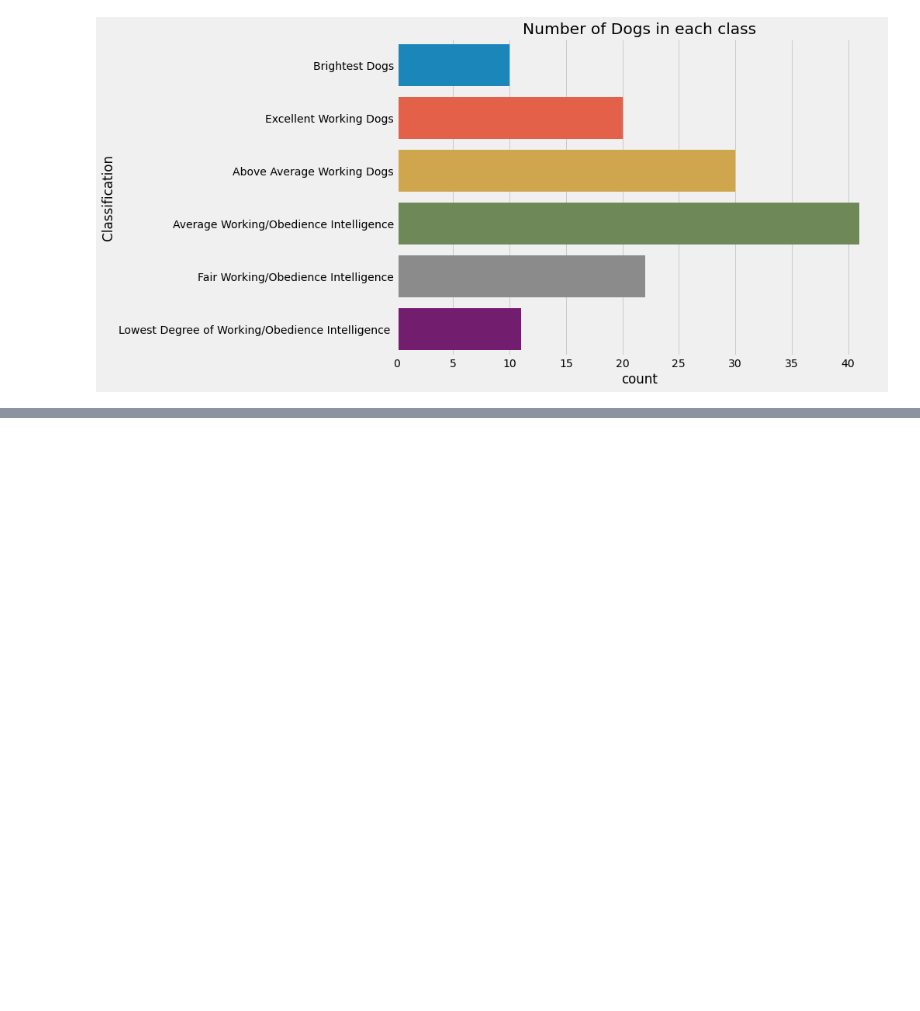
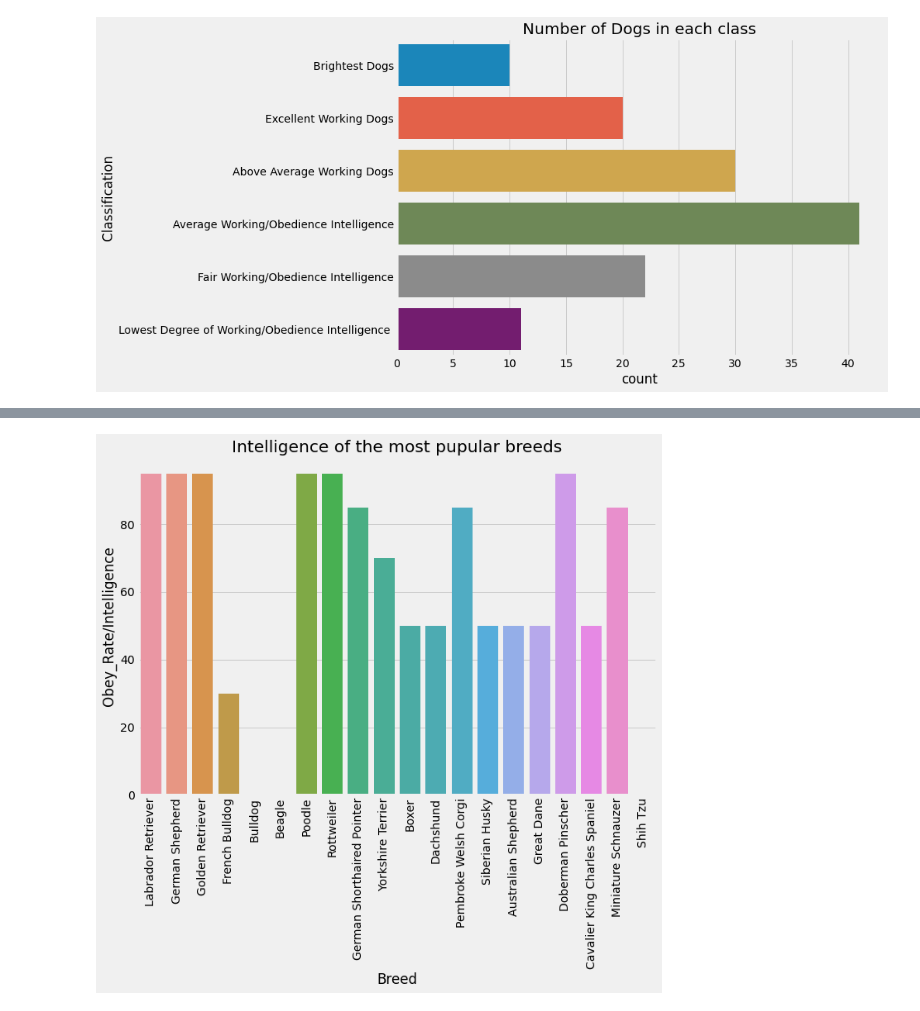
Before and after one commit to joeelorm/PortfolioProjects, a Jupyter notebook: Intelligence, size and popularity of dogs/Intelligence, size and popularity of dog breeds.ipynb, the cells around one changed output, grey strips where cells are left out. Cells and saved outputs as stored; diff of their text form; code cells hidden in the pictures; blank space fills up the shorter version.

```diff
--- a/Intelligence, size and popularity of dogs/Intelligence, size and popularity of dog breeds.ipynb
+++ b/Intelligence, size and popularity of dogs/Intelligence, size and popularity of dog breeds.ipynb
@@ -868,0 +899,4 @@ Text(0.5, 0, 'Weight (Pounds)')
+# %%
+popularity_2018_intel = final_data[['Breed', '2018 Rank', 'Obey_Rate']].sort_values(by = ['2018 Rank', 'Obey_Rate'],\
+                                                                                    ascending = [True, False]).head(20)
+popularity_2018_intel
@@ -868,0 +921,9 @@ Text(0.5, 0, 'Weight (Pounds)')
+# %%
+plt.figure(figsize = (10, 7))
+sns.barplot(x='Breed', y='Obey_Rate', data = popularity_2018_intel)
+plt.xticks(rotation = 90)
+plt.title('Intelligence of the most pupular breeds')
+plt.ylabel('Obey_Rate/Intelligence')
+plt.show()
+# %% [output]
+[figure, added]
```
Also changed, not shown: parts of 55 cells of this notebook, 2 other files.
